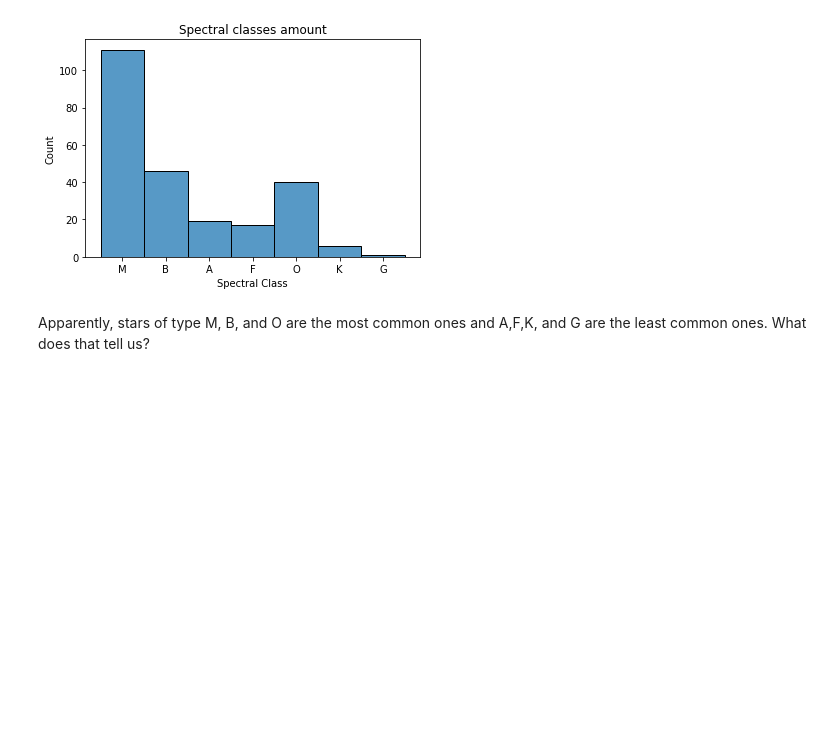
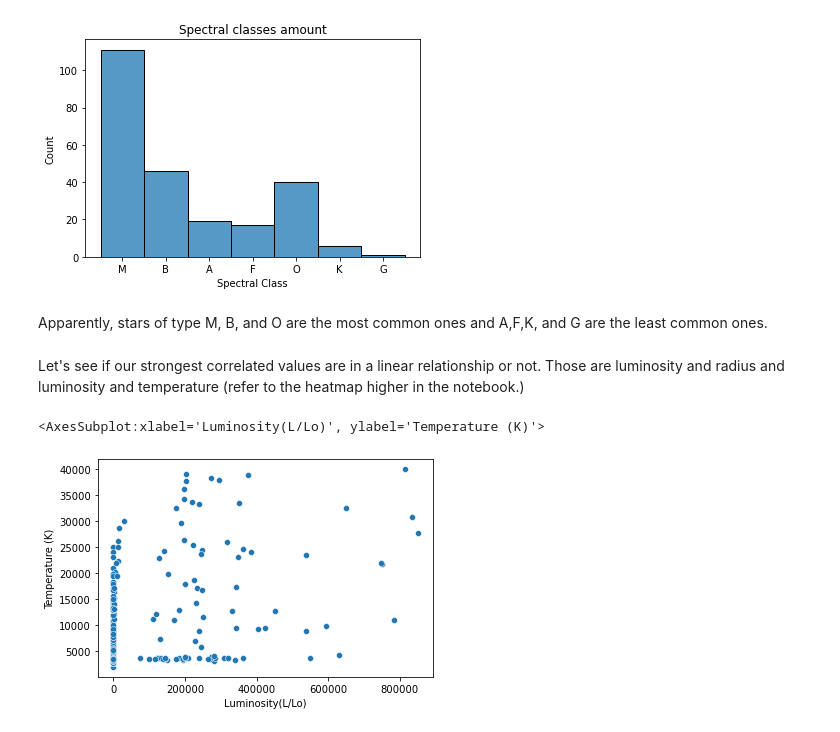
Before and after one commit to GoofyGalaxy374/StarTypeClassifier, a Jupyter notebook: Notebook/StarsClassifierNotebook.ipynb, the cells around one changed output. Saved outputs shown, nothing was run; the diff lists cells and outputs as text; code cells hidden in the pictures; blank space fills up the shorter version.

Commit message:
Added scatter plots to check if the data is in a linear relationship

```diff
--- a/Notebook/StarsClassifierNotebook.ipynb
+++ b/Notebook/StarsClassifierNotebook.ipynb
@@ -87,4 +87,11 @@ plt.title('Spectral classes amount')
 Text(0.5, 1.0, 'Spectral classes amount')
 [figure]
 # %% [markdown]
-Apparently, stars of type M, B, and O are the most common ones and A,F,K, and G are the least common ones. What does that tell us?
+Apparently, stars of type M, B, and O are the most common ones and A,F,K, and G are the least common ones.
+# %% [markdown]
+Let's see if our strongest correlated values are in a linear relationship or not. Those are luminosity and radius and luminosity and temperature (refer to the heatmap higher in the notebook.)
+# %%
+sns.scatterplot(Dataset_StarType_Dropped['Luminosity(L/Lo)'], Dataset_StarType_Dropped['Temperature (K)'])
+# %% [output]
+<AxesSubplot:xlabel='Luminosity(L/Lo)', ylabel='Temperature (K)'>
+[figure, added]
```
Also changed, not shown: parts of 2 cells of this notebook.
